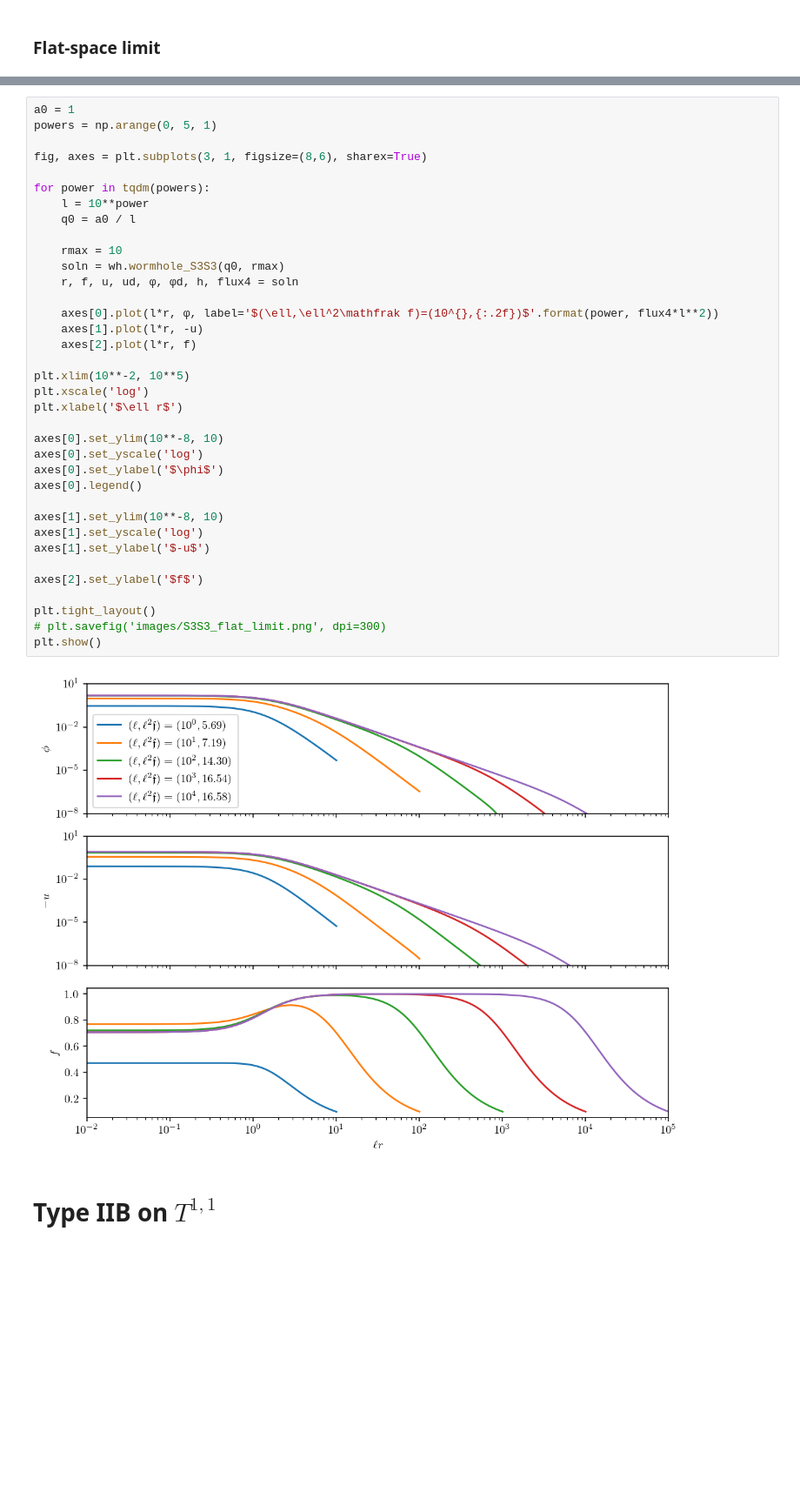
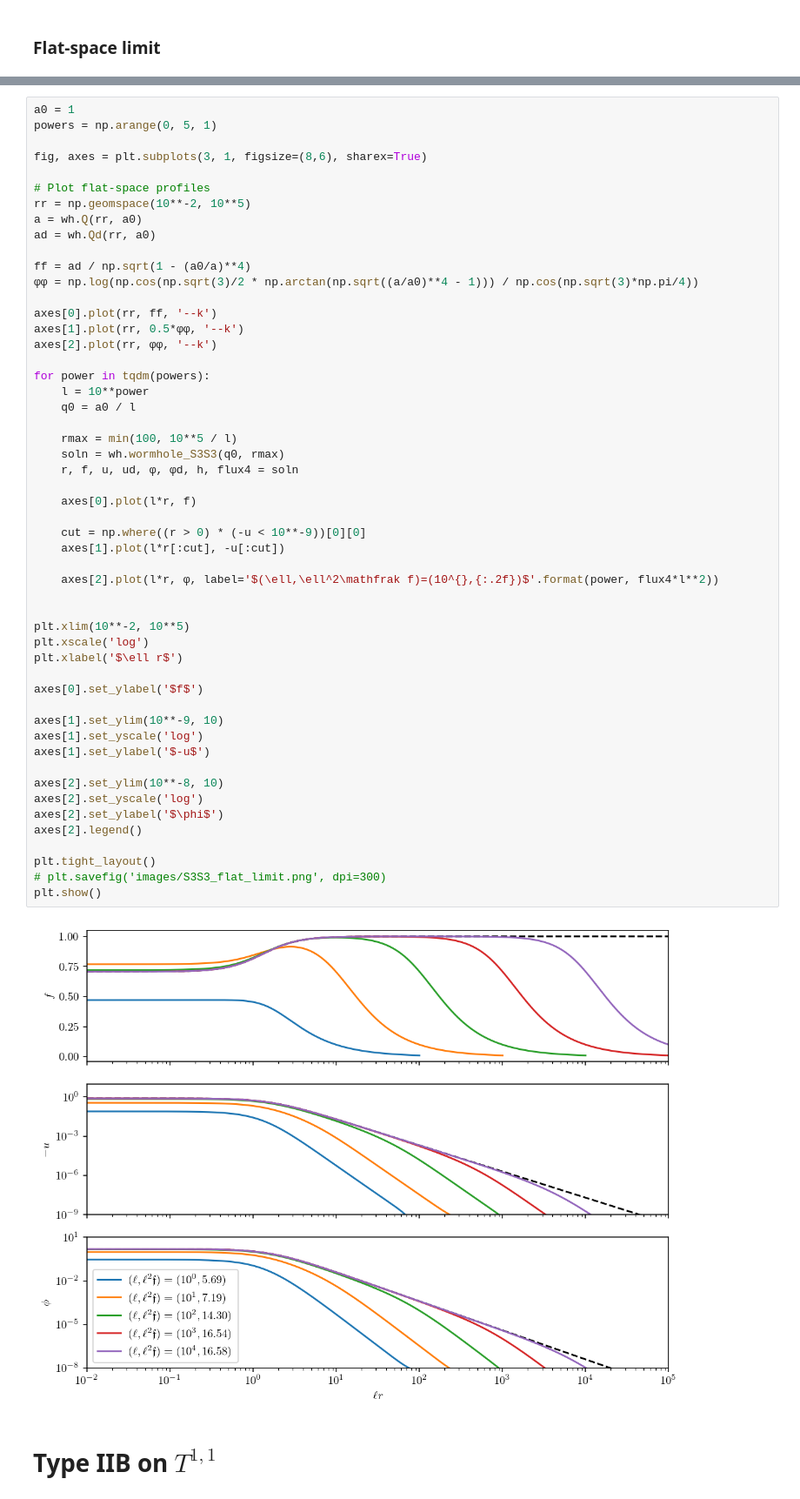
Before and after one commit to gloges/typeII-wormholes, a Jupyter notebook: wormholes.ipynb, the cells around one changed output, grey strips where cells are left out. Shown at 87% size. Drawn from its saved outputs; the diff is of its cells as text; blank space fills up the shorter version.

```diff
--- a/wormholes.ipynb
+++ b/wormholes.ipynb
@@ -192,40 +184,56 @@ The flat space limit is $\ell\to\infty$ with $a_0=\ell q_0$ held fixed. The appr
 # %%
 a0 = 1
 powers = np.arange(0, 5, 1)
 
 fig, axes = plt.subplots(3, 1, figsize=(8,6), sharex=True)
 
+# Plot flat-space profiles
+rr = np.geomspace(10**-2, 10**5)
+a = wh.Q(rr, a0)
+ad = wh.Qd(rr, a0)
+
+ff = ad / np.sqrt(1 - (a0/a)**4)
+φφ = np.log(np.cos(np.sqrt(3)/2 * np.arctan(np.sqrt((a/a0)**4 - 1))) / np.cos(np.sqrt(3)*np.pi/4))
+
+axes[0].plot(rr, ff, '--k')
+axes[1].plot(rr, 0.5*φφ, '--k')
+axes[2].plot(rr, φφ, '--k')
+
 for power in tqdm(powers):
     l = 10**power
     q0 = a0 / l
 
-    rmax = 10
+    rmax = min(100, 10**5 / l)
     soln = wh.wormhole_S3S3(q0, rmax)
     r, f, u, ud, φ, φd, h, flux4 = soln
 
-    axes[0].plot(l*r, φ, label='$(\ell,\ell^2\mathfrak f)=(10^{},{:.2f})$'.format(power, flux4*l**2))
-    axes[1].plot(l*r, -u)
-    axes[2].plot(l*r, f)
+    axes[0].plot(l*r, f)
+
+    cut = np.where((r > 0) * (-u < 10**-9))[0][0]
+    axes[1].plot(l*r[:cut], -u[:cut])
+
+    axes[2].plot(l*r, φ, label='$(\ell,\ell^2\mathfrak f)=(10^{},{:.2f})$'.format(power, flux4*l**2))
+
 
 plt.xlim(10**-2, 10**5)
 plt.xscale('log')
 plt.xlabel('$\ell r$')
 
-axes[0].set_ylim(10**-8, 10)
-axes[0].set_yscale('log')
-axes[0].set_ylabel('$\phi$')
-axes[0].legend()
+axes[0].set_ylabel('$f$')
 
-axes[1].set_ylim(10**-8, 10)
+axes[1].set_ylim(10**-9, 10)
 axes[1].set_yscale('log')
 axes[1].set_ylabel('$-u$')
 
-axes[2].set_ylabel('$f$')
+axes[2].set_ylim(10**-8, 10)
+axes[2].set_yscale('log')
+axes[2].set_ylabel('$\phi$')
+axes[2].legend()
 
 plt.tight_layout()
 # plt.savefig('images/S3S3_flat_limit.png', dpi=300)
 plt.show()
 # %% [output]
-[figure, old version]
+[figure, new version]
 # %% [markdown]
 # Type IIB on $T^{1,1}$
```
Also changed, not shown: parts of 16 cells of this notebook, 3 other files.
